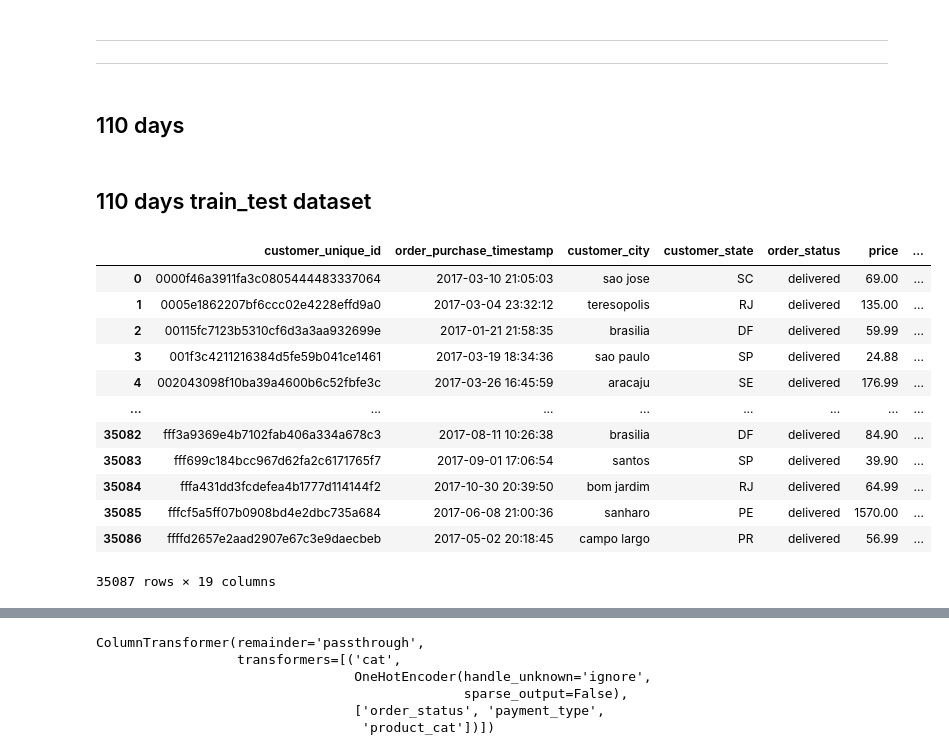
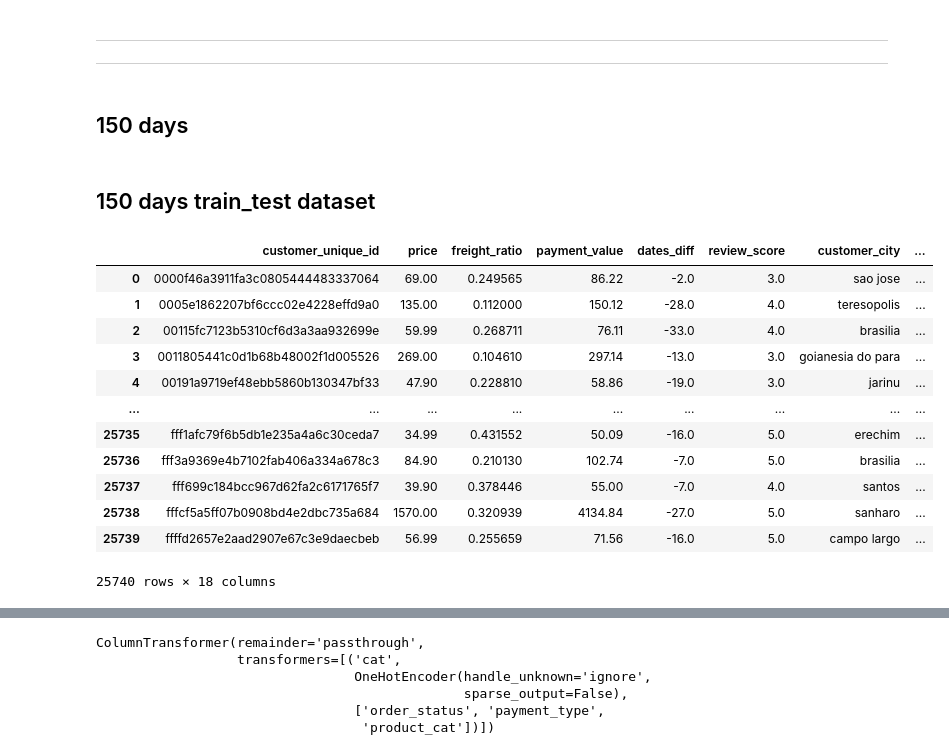
Before and after one commit to SilvanaKoga/tfm-uned-churn, a Jupyter notebook: Notebooks/DT_RF_XGBoost.ipynb, the cells around one changed output, grey strips where cells are left out. Cells and saved outputs as stored; diff of their text form; code cells hidden in the pictures.

```diff
--- a/Notebooks/DT_RF_XGBoost.ipynb
+++ b/Notebooks/DT_RF_XGBoost.ipynb
@@ -9,31 +9,31 @@ import seaborn as sb
 # %%
 Train_90_path = "../Data/Train_test/train_90.csv"
 
-Train_100_path = "../Data/Train_test/train_100.csv"
+Train_120_path = "../Data/Train_test/train_120.csv"
 
-Train_110_path = "../Data/Train_test/train_110.csv"
+Train_150_path = "../Data/Train_test/train_150.csv"
 
 
 # test
 
 
-Test_90_path = "../Data/Train_test/churn_test_dataset_90.csv"
+Test_90_path = "../Data/churn_test_dataset_90.csv"
 
-Test_100_path = "../Data/Train_test/churn_test_dataset_100.csv"
+Test_120_path = "../Data/churn_test_dataset_120.csv"
 
-Test_110_path = "../Data/Train_test/churn_test_dataset_110.csv"
+Test_150_path = "../Data/churn_test_dataset_150.csv"
 # %%
 Data_train_90_df = pd.read_csv(Train_90_path)
 
-Data_train_100_df = pd.read_csv(Train_100_path)
+Data_train_120_df = pd.read_csv(Train_120_path)
 
-Data_train_110_df = pd.read_csv(Train_110_path)
+Data_train_150_df = pd.read_csv(Train_150_path)
 
 Data_test_90_df = pd.read_csv(Test_90_path)
 
-Data_test_100_df = pd.read_csv(Test_100_path)
+Data_test_120_df = pd.read_csv(Test_120_path)
 
-Data_test_110_df = pd.read_csv(Test_110_path)
+Data_test_150_df = pd.read_csv(Test_150_path)
 # %% [markdown]
 -------
 -------
@@ -1469,28 +1394,28 @@ array([[ 8055,   595],
 -----
 -----
 # %% [markdown]
-## 110 days
+## 150 days
 # %% [markdown]
-## 110 days train_test dataset
+## 150 days train_test dataset
 # %%
-Data_train_110_df["state_income_level"] = Data_train_110_df.customer_state.map(prov_income_map)
+Data_train_150_df["state_income_level"] = Data_train_150_df.customer_state.map(prov_income_map)
 
-Data_train_110_df["state_income_level_high"] = (Data_train_110_df["state_income_level"] == "high").astype(int)
-Data_train_110_df["state_income_level_mid"] = (Data_train_110_df["state_income_level"] == "mid").astype(int)
-Data_train_110_df["state_income_level_low"] = (Data_train_110_df["state_income_level"] == "low").astype(int)
+Data_train_150_df["state_income_level_high"] = (Data_train_150_df["state_income_level"] == "high").astype(int)
+Data_train_150_df["state_income_level_mid"] = (Data_train_150_df["state_income_level"] == "mid").astype(int)
+Data_train_150_df["state_income_level_low"] = (Data_train_150_df["state_income_level"] == "low").astype(int)
 
-Data_train_110_df
+Data_train_150_df
 # %% [output]
-|  | customer_unique_id | order_purchase_timestamp | customer_city | customer_state | order_status | price | ... |
-| 0 | 0000f46a3911fa3c0805444483337064 | 2017-03-10 21:05:03 | sao jose | SC | delivered | 69.00 | ... |
-| 1 | 0005e1862207bf6ccc02e4228effd9a0 | 2017-03-04 23:32:12 | teresopolis | RJ | delivered | 135.00 | ... |
-| 2 | 00115fc7123b5310cf6d3a3aa932699e | 2017-01-21 21:58:35 | brasilia | DF | delivered | 59.99 | ... |
-| 3 | 001f3c4211216384d5fe59b041ce1461 | 2017-03-19 18:34:36 | sao paulo | SP | delivered | 24.88 | ... |
-| 4 | 002043098f10ba39a4600b6c52fbfe3c | 2017-03-26 16:45:59 | aracaju | SE | delivered | 176.99 | ... |
-| ... | ... | ... | ... | ... | ... | ... | ... |
-| 35082 | fff3a9369e4b7102fab406a334a678c3 | 2017-08-11 10:26:38 | brasilia | DF | delivered | 84.90 | ... |
-| 35083 | fff699c184bcc967d62fa2c6171765f7 | 2017-09-01 17:06:54 | santos | SP | delivered | 39.90 | ... |
-| 35084 | fffa431dd3fcdefea4b1777d114144f2 | 2017-10-30 20:39:50 | bom jardim | RJ | delivered | 64.99 | ... |
-| 35085 | fffcf5a5ff07b0908bd4e2dbc735a684 | 2017-06-08 21:00:36 | sanharo | PE | delivered | 1570.00 | ... |
-| 35086 | ffffd2657e2aad2907e67c3e9daecbeb | 2017-05-02 20:18:45 | campo largo | PR | delivered | 56.99 | ... |
+|  | customer_unique_id | price | freight_ratio | payment_value | dates_diff | review_score | customer_city | ... |
+| 0 | 0000f46a3911fa3c0805444483337064 | 69.00 | 0.249565 | 86.22 | -2.0 | 3.0 | sao jose | ... |
+| 1 | 0005e1862207bf6ccc02e4228effd9a0 | 135.00 | 0.112000 | 150.12 | -28.0 | 4.0 | teresopolis | ... |
+| 2 | 00115fc7123b5310cf6d3a3aa932699e | 59.99 | 0.268711 | 76.11 | -33.0 | 4.0 | brasilia | ... |
+| 3 | 0011805441c0d1b68b48002f1d005526 | 269.00 | 0.104610 | 297.14 | -13.0 | 3.0 | goianesia do para | ... |
+| 4 | 00191a9719ef48ebb5860b130347bf33 | 47.90 | 0.228810 | 58.86 | -19.0 | 3.0 | jarinu | ... |
+| ... | ... | ... | ... | ... | ... | ... | ... | ... |
+| 25735 | fff1afc79f6b5db1e235a4a6c30ceda7 | 34.99 | 0.431552 | 50.09 | -16.0 | 5.0 | erechim | ... |
+| 25736 | fff3a9369e4b7102fab406a334a678c3 | 84.90 | 0.210130 | 102.74 | -7.0 | 5.0 | brasilia | ... |
+| 25737 | fff699c184bcc967d62fa2c6171765f7 | 39.90 | 0.378446 | 55.00 | -7.0 | 4.0 | santos | ... |
+| 25738 | fffcf5a5ff07b0908bd4e2dbc735a684 | 1570.00 | 0.320939 | 4134.84 | -27.0 | 5.0 | sanharo | ... |
+| 25739 | ffffd2657e2aad2907e67c3e9daecbeb | 56.99 | 0.255659 | 71.56 | -16.0 | 5.0 | campo largo | ... |
-35087 rows × 19 columns
+25740 rows × 18 columns
```
Also changed, not shown: parts of 118 cells of this notebook, 2 other files.
